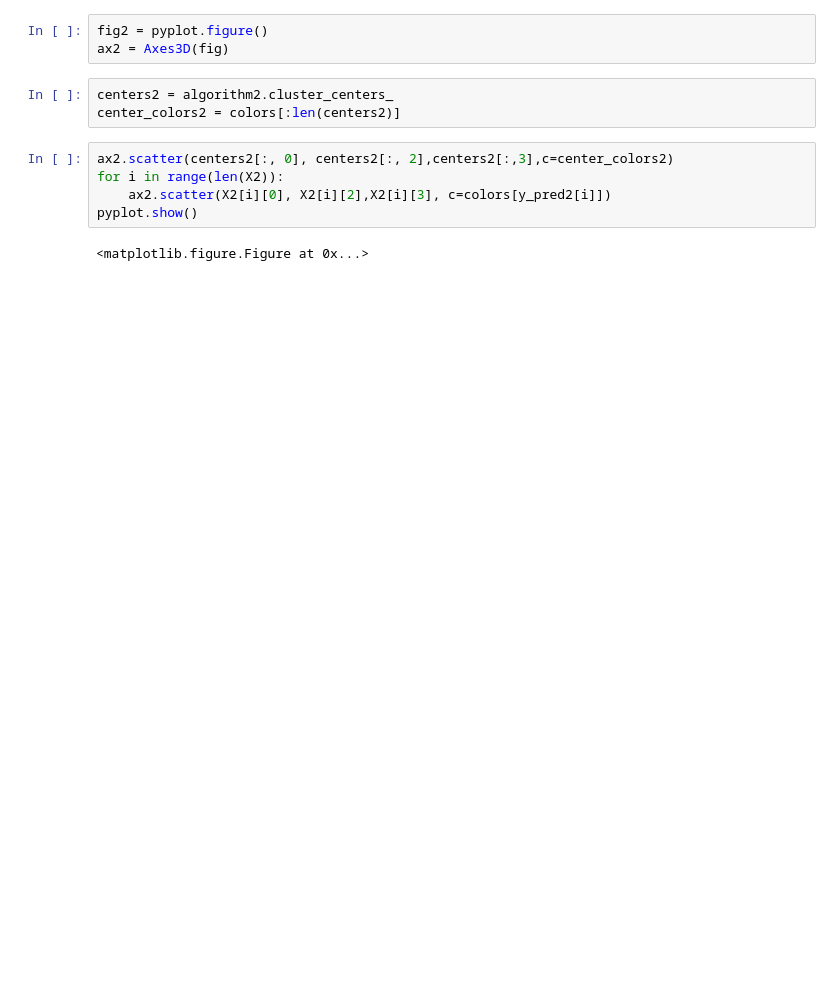
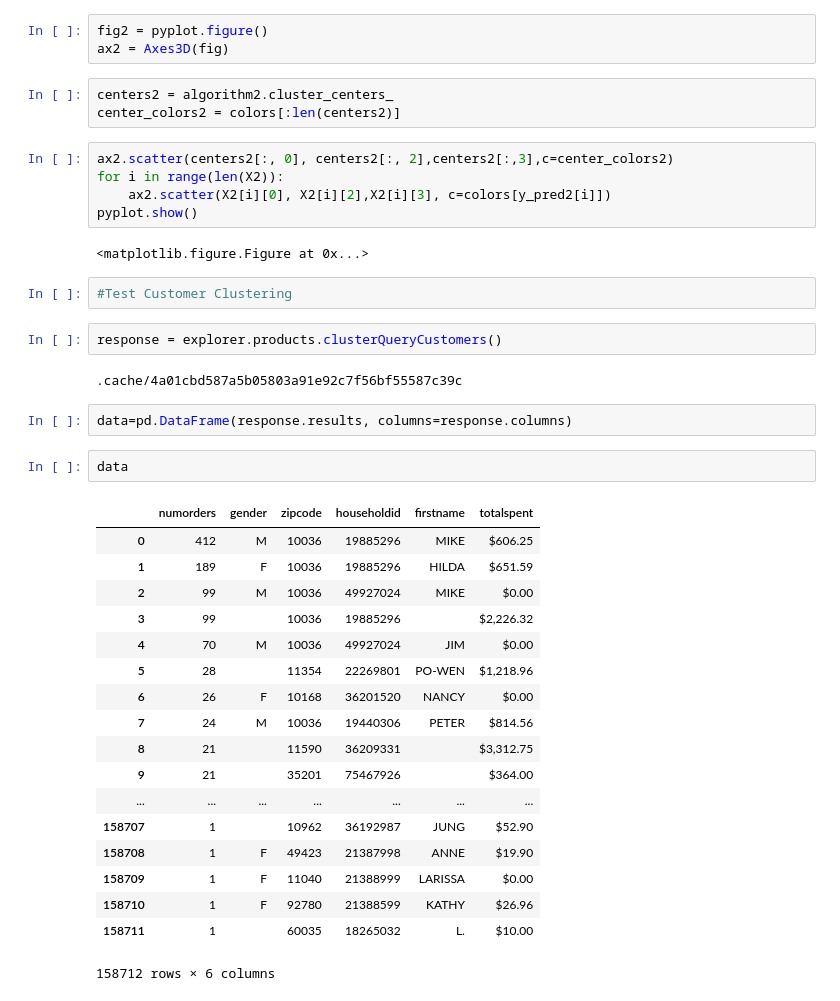
Before and after one commit to alexyanw/dse203-group-project, a Jupyter notebook: data_exploration/FunctionTesting.ipynb, the cells around one changed output. Cells and saved outputs as stored; diff of their text form; blank space fills up the shorter version.

```diff
--- a/data_exploration/FunctionTesting.ipynb
+++ b/data_exploration/FunctionTesting.ipynb
@@ -131,3 +127,32 @@ for i in range(len(X2)):
 pyplot.show()
 # %% [output]
 <matplotlib.figure.Figure at 0x...>
+# %%
+#Test Customer Clustering
+# %%
+response = explorer.products.clusterQueryCustomers()
+# %% [output]
+.cache/4a01cbd587a5b05803a91e92c7f56bf55587c39c
+# %%
+data=pd.DataFrame(response.results, columns=response.columns)
+# %%
+data
+# %% [output]
+|  | numorders | gender | zipcode | householdid | firstname | totalspent |
+| 0 | 412 | M | 10036 | 19885296 | MIKE | $606.25 |
+| 1 | 189 | F | 10036 | 19885296 | HILDA | $651.59 |
+| 2 | 99 | M | 10036 | 49927024 | MIKE | $0.00 |
+| 3 | 99 |  | 10036 | 19885296 |  | $2,226.32 |
+| 4 | 70 | M | 10036 | 49927024 | JIM | $0.00 |
+| 5 | 28 |  | 11354 | 22269801 | PO-WEN | $1,218.96 |
+| 6 | 26 | F | 10168 | 36201520 | NANCY | $0.00 |
+| 7 | 24 | M | 10036 | 19440306 | PETER | $814.56 |
+| 8 | 21 |  | 11590 | 36209331 |  | $3,312.75 |
+| 9 | 21 |  | 35201 | 75467926 |  | $364.00 |
+| ... | ... | ... | ... | ... | ... | ... |
+| 158707 | 1 |  | 10962 | 36192987 | JUNG | $52.90 |
+| 158708 | 1 | F | 49423 | 21387998 | ANNE | $19.90 |
+| 158709 | 1 | F | 11040 | 21388999 | LARISSA | $0.00 |
+| 158710 | 1 | F | 92780 | 21388599 | KATHY | $26.96 |
+| 158711 | 1 |  | 60035 | 18265032 | L. | $10.00 |
+158712 rows × 6 columns
```
Also changed, not shown: parts of 16 cells of this notebook.
